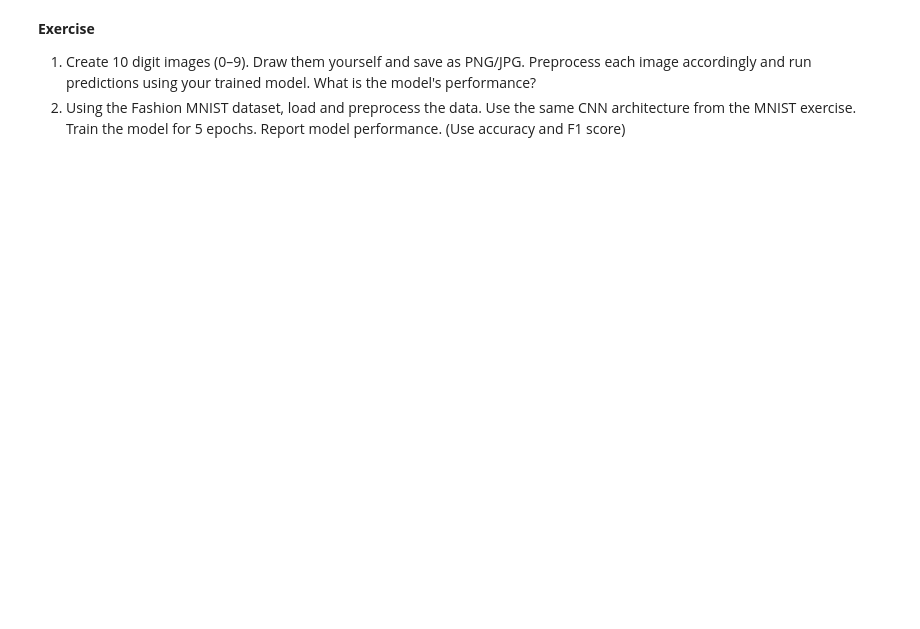
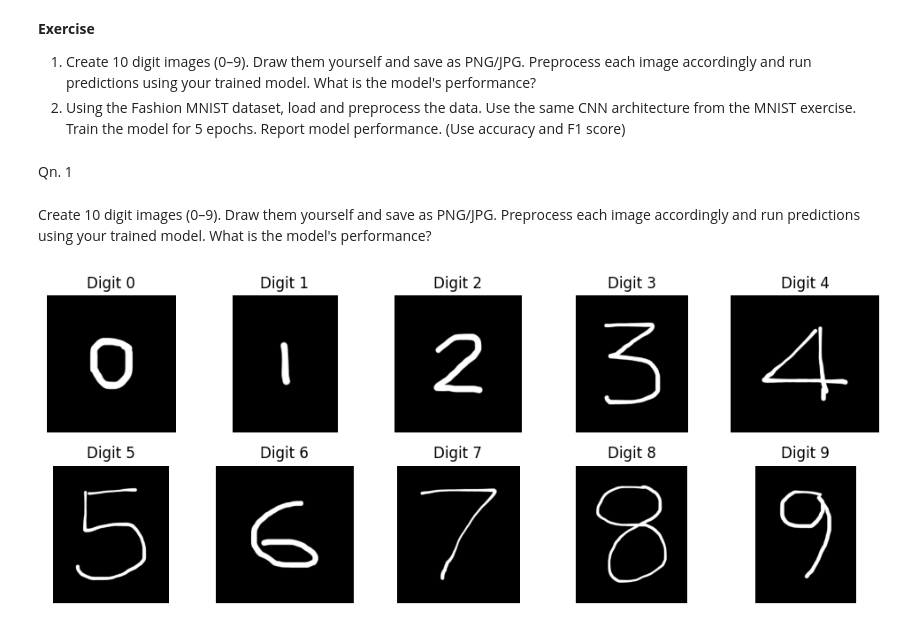
Before and after one commit to anthonybyamugisha/CNN, a Jupyter notebook: Lab 8 - CNNs.ipynb, the cells around one changed output. Cells and saved outputs as stored; diff of their text form; code cells hidden in the pictures; blank space fills up the shorter version.

```diff
--- a/Lab 8 - CNNs.ipynb
+++ b/Lab 8 - CNNs.ipynb
@@ -177,3 +179,7 @@ plt.show()
 **Exercise**
 1. Create 10 digit images (0–9). Draw them yourself and save as PNG/JPG. Preprocess each image accordingly and run predictions using your trained model. What is the model's performance?
 2. Using the Fashion MNIST dataset, load and preprocess the data. Use the same CNN architecture from the MNIST exercise. Train the model for 5 epochs. Report model performance. (Use accuracy and F1 score)
+# %% [markdown]
+Qn. 1
+# %% [markdown]
+Create 10 digit images (0–9). Draw them yourself and save as PNG/JPG. Preprocess each image accordingly and run predictions using your trained model. What is the model's performance?
@@ -179,0 +193,20 @@ plt.show()
+# %%
+# Displaying the raw images
+plt.figure(figsize=(10, 4))
+
+for i in range(10):
+    path = f"my_digits/{i}.png"
+
+    # Load raw image
+    img = Image.open(path).convert("L")
+    img = np.array(img)
+
+    plt.subplot(2, 5, i + 1)
+    plt.imshow(img, cmap='gray')
+    plt.title(f"Digit {i}")
+    plt.axis("off")
+
+plt.tight_layout()
+plt.show()
+# %% [output]
+[figure, added]
```
Also changed, not shown: parts of 23 cells of this notebook, 1 other file.
